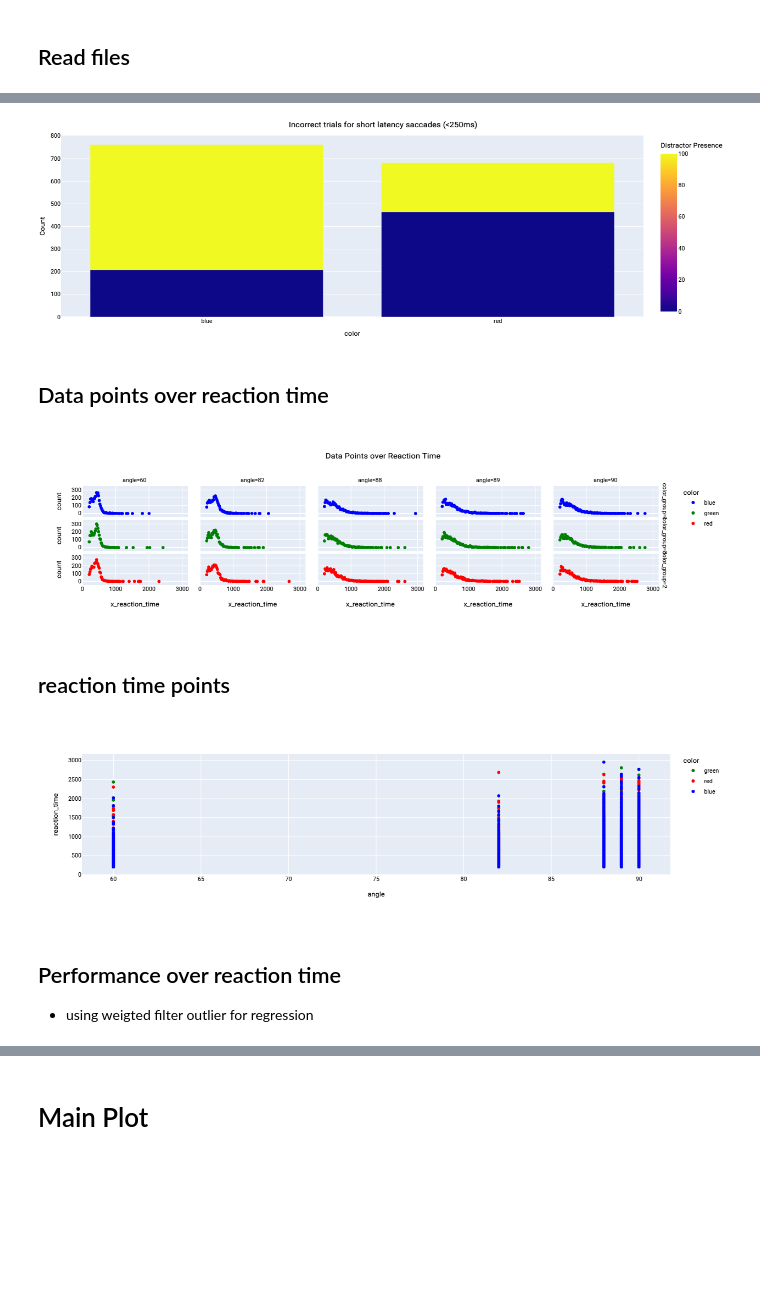
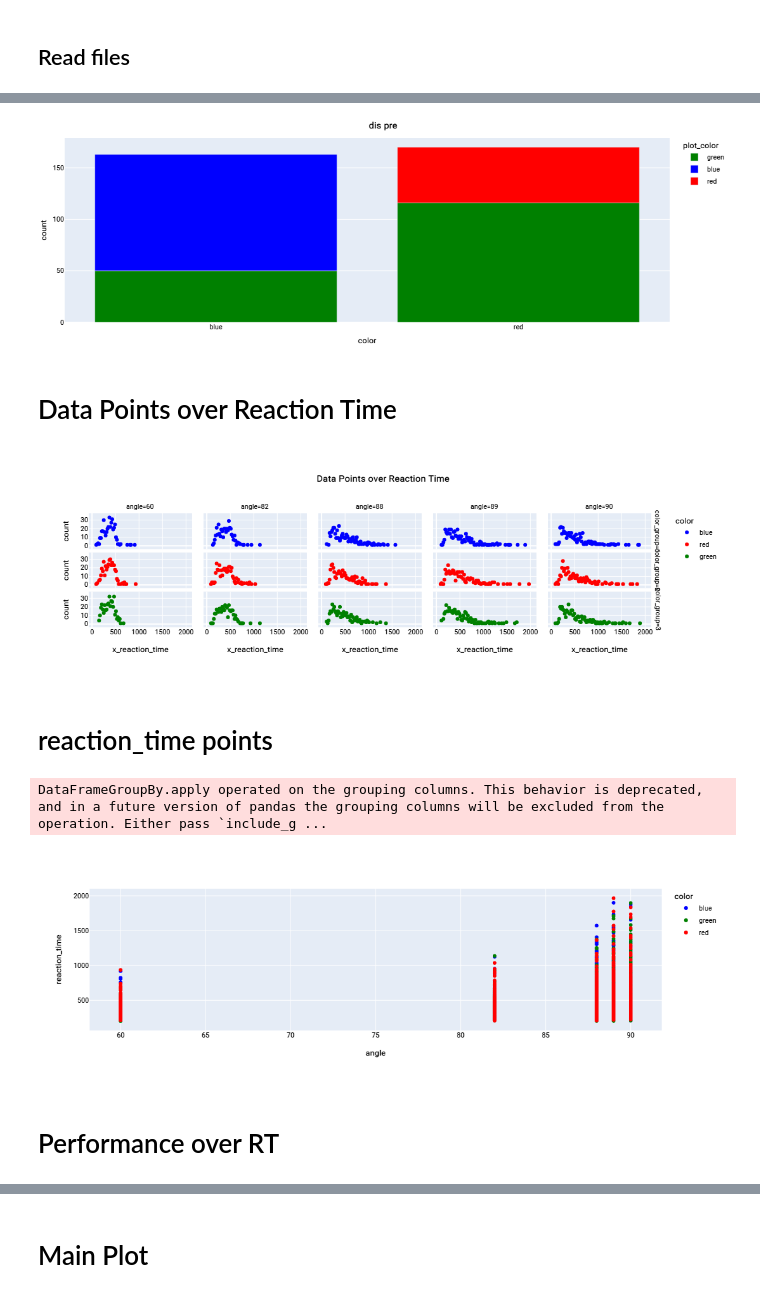
Before and after one commit to mitraZak/motsal, a Jupyter notebook: Motsal.ipynb, the cells around one changed output, grey strips where cells are left out. Cells and saved outputs as stored; diff of their text form; code cells hidden in the pictures; blank space fills up the shorter version.

Commit message:
add F values and edit dis pre plot

```diff
--- a/Motsal.ipynb
+++ b/Motsal.ipynb
@@ -21,7 +21,8 @@ import plotly.io as pio
 ## Read files
 # %%
 import glob
-dir_files = glob.glob('all_data/****/**/*.csv', recursive=True)
-# dir_files = [file for file in dir_files if 'participant' not in file] # if 'participant' not in file for excluding
+dir_files = glob.glob('all_data/close_test_15_all/*.csv', recursive=True)
 df = pd.concat((pd.read_csv(f, names = ["trial", "value", "time"]) for f in dir_files), ignore_index=True)
 df = df[df["trial"] != "EFW"] # EFW is duplicated randomly, hence we ignore it
+len(dir_files)
+# display(df)
@@ -44,7 +43,7 @@ def check_correct_columns(row):
 
 def basic_rt_filter(df):
     df = df.copy()
-    df = df[(df["reaction_time"] <= 3000) & (df["reaction_time"] >= 90)]
+    df = df[(df["reaction_time"] <= 2000) & (df["reaction_time"] >= 90)]
     # df = df[(df["saccade_duration"] <= 700) & (df["saccade_duration"] >= 100)] #550 , 175
     return df
 
@@ -119,5 +116,5 @@ def group_by_angle(df, color, split = 0, remove_outlier_rt = False):
     return params_df.groupby("angle").mean().reset_index(), params_df.groupby("angle").sem().reset_index()
 # %%
 # events_df = quantile_outlier_filter("saccade_duration", lower_q=0.1, upper_q=0.9)(events_df)
-events_df = quantile_outlier_filter("reaction_time", lower_q=0.1)(events_df)
+# events_df = quantile_outlier_filter("reaction_time", lower_q=0.1)(events_df)
 # %%
@@ -255,22 +264,36 @@ sacc_df = events_df[events_df["color"] != "green"]
 sacc_df = sacc_df[sacc_df['performance'] != 100]
 sacc_df = sacc_df[sacc_df['reaction_time'] <= 250]
 
-counts = sacc_df.groupby(['distractor_presense_on_incorrect_trials', 'color']).size().reset_index(name='count')
-fig = px.bar(counts,
-             x='color', y='count',
-             color='distractor_presense_on_incorrect_trials',
-             title='Incorrect trials for short latency saccades (<250ms)',
-             labels={'distractor_presense_on_incorrect_trials': 'Distractor Presence', 'count': 'Count'},
-             height=400)
+temp_df = sacc_df.groupby(['distractor_presense_on_incorrect_trials', 'color']).size().reset_index(name='count')
+# display(temp_df)
+def determine_plot_color(df):
+    df['plot_color'] = 'green'
+    df.loc[(df['distractor_presense_on_incorrect_trials'] == 100) & (df['color'] == 'red'), 'plot_color'] = 'red'
+    df.loc[(df['distractor_presense_on_incorrect_trials'] == 100) & (df['color'] == 'blue'), 'plot_color'] = 'blue'
+    return df
+
+color_temp_df = determine_plot_color(temp_df)
+# display(color_temp_df)
+
+
+fig = px.bar(color_temp_df, title= "dis pre",
+     x="color", y="count",
+     color="plot_color",
+     color_discrete_map={
+        "red": "red",
+        "green": "green",
+        "blue": "blue"})
+
 fig.update_layout(
     title_x=0.5,
     font= my_font,
-    margin=dict(l=30, r=0, t=30, b=30))
+    margin=dict(l=30, r=0, t=30, b=30)
+                )
 fig.show()
 # %% [output]
-[figure, old version]
+[figure, new version]
 # %% [markdown]
-## Data points over reaction time
+# Data Points over Reaction Time
 # %%
 angle_temp_df = events_df.groupby(["x_reaction_time", "angle", "color" ])["x_reaction_time"].agg(["count", "mean"]).reset_index()
 angle_temp_df["color_group"] = angle_temp_df["color"].apply(lambda x: 1 if x=="blue" else 2 if  x=="red" else 3)
@@ -287,28 +310,26 @@ fig.update_layout(
                 )
 fig.show()
 # %% [output]
-[figure, old version]
+[figure, new version]
 # %% [markdown]
-## reaction time points
+# reaction_time points
 # %%
-# filter_group = quantile_outlier_filter("reaction_time", lower_q=0.1)
-# single_filter_df = events_df.groupby(["color", "angle"]).apply(filter_group).drop(columns=["color", "angle"]).reset_index()
-# single_filter_df = events_df.groupby(["color", "angle"]).drop(columns=["color", "angle"]).reset_index()
-single_filter_df = events_df.copy()
+filter_group = quantile_outlier_filter("reaction_time", lower_q=0.1)
+single_filter_df = events_df.groupby(["color", "angle"]).apply(filter_group).drop(columns=["color", "angle"]).reset_index()
 fig = px.scatter(single_filter_df, x="angle", y="reaction_time", color="color", color_discrete_map={
                 "red": "red",
                 "green": "green",
                 "blue": "blue"})
 fig.update_layout(
     title_x=0.5,
     font= my_font,
                 )
 fig.show()
 # %% [output]
+DataFrameGroupBy.apply operated on the grouping columns. This behavior is deprecated, and in a future version of pandas the grouping columns will be excluded from the operation. Either pass `include_g ...
-[figure, old version]
+[figure, new version]
 # %% [markdown]
-## Performance over reaction time
-- using weigted filter outlier for regression
+# Performance over RT
 # %%
 perf_angle_df = events_df.groupby(["x_reaction_time", "color", "angle"])["performance"] \
     .agg(["count", "mean"]).reset_index()
```
Also changed, not shown: parts of 26 cells of this notebook.
